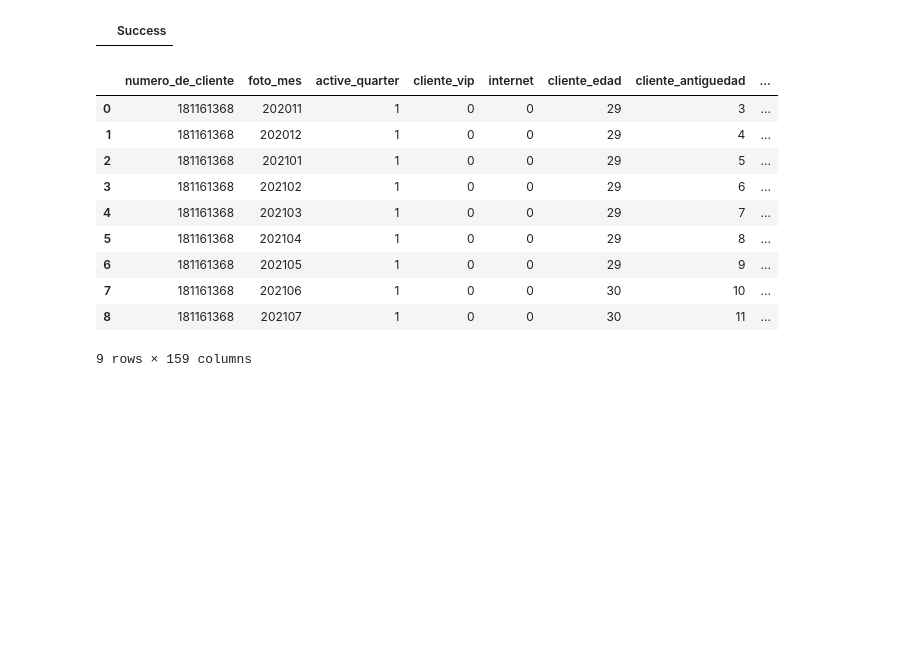
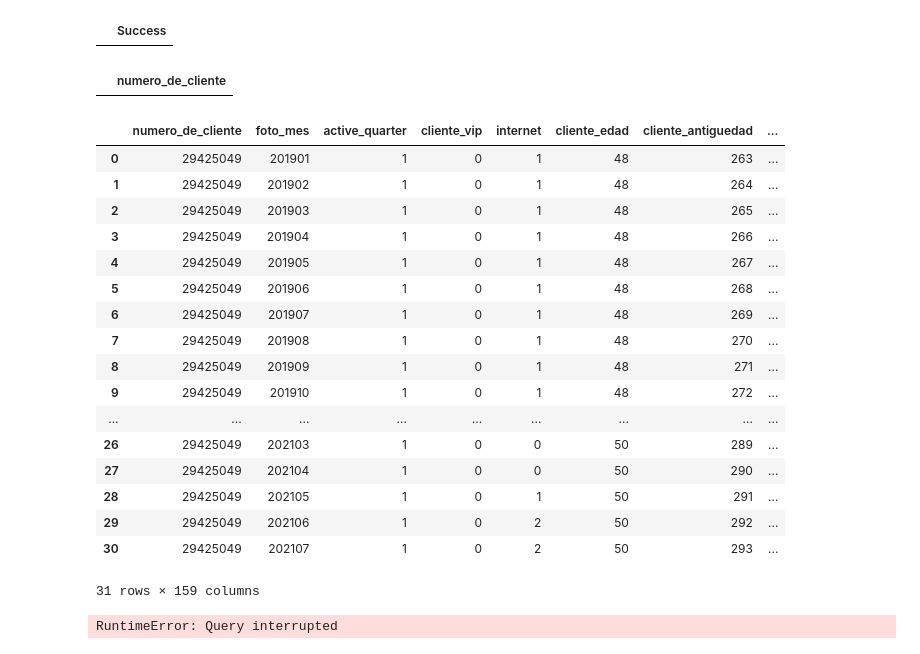
Before and after one commit to maiconfialho/dmeyf2023, a Jupyter notebook: kaggle2/target_sql.ipynb, the cells around one changed output. Cells and saved outputs as stored; diff of their text form; code cells hidden in the pictures; blank space fills up the shorter version.

```diff
--- a/kaggle2/target_sql.ipynb
+++ b/kaggle2/target_sql.ipynb
@@ -74,20 +74,58 @@ from competencia_01 c
         ) max_numero_de_cliente on max_numero_de_cliente.numero_de_cliente = c.numero_de_cliente
 # %% [output]
 |  | Success |
+# %%
+%%sql
+
+WITH MesesPossiveis AS (
+    SELECT DISTINCT numero_de_cliente, foto_mes
+    FROM competencia_02
+)
+
+SELECT DISTINCT numero_de_cliente
+FROM (
+    SELECT
+        numero_de_cliente,
+        foto_mes,
+        LAG(foto_mes, 1) OVER (PARTITION BY numero_de_cliente ORDER BY foto_mes) AS mes_anterior
+    FROM MesesPossiveis
+) subquery
+WHERE (
+    (CAST(foto_mes AS INT) - CAST(mes_anterior AS INT)) != 1
+    AND (
+        (CAST(foto_mes AS INT) = 1 AND CAST(mes_anterior AS INT) != 12)
+        OR (CAST(foto_mes AS INT) = 12 AND CAST(mes_anterior AS INT) != 11)
+    )
+)
+# %% [output]
+|  | numero_de_cliente |
 # %%
 %%sql
-select * from competencia_02
-where numero_de_cliente = 181161368
-order by foto_mes
+select *
+from competencia_02
+where numero_de_cliente = 29425049
+order by numero_de_cliente, foto_mes
 # %% [output]
 |  | numero_de_cliente | foto_mes | active_quarter | cliente_vip | internet | cliente_edad | cliente_antiguedad | ... |
-| 0 | 181161368 | 202011 | 1 | 0 | 0 | 29 | 3 | ... |
-| 1 | 181161368 | 202012 | 1 | 0 | 0 | 29 | 4 | ... |
-| 2 | 181161368 | 202101 | 1 | 0 | 0 | 29 | 5 | ... |
-| 3 | 181161368 | 202102 | 1 | 0 | 0 | 29 | 6 | ... |
-| 4 | 181161368 | 202103 | 1 | 0 | 0 | 29 | 7 | ... |
-| 5 | 181161368 | 202104 | 1 | 0 | 0 | 29 | 8 | ... |
-| 6 | 181161368 | 202105 | 1 | 0 | 0 | 29 | 9 | ... |
-| 7 | 181161368 | 202106 | 1 | 0 | 0 | 30 | 10 | ... |
-| 8 | 181161368 | 202107 | 1 | 0 | 0 | 30 | 11 | ... |
+| 0 | 29425049 | 201901 | 1 | 0 | 1 | 48 | 263 | ... |
+| 1 | 29425049 | 201902 | 1 | 0 | 1 | 48 | 264 | ... |
+| 2 | 29425049 | 201903 | 1 | 0 | 1 | 48 | 265 | ... |
+| 3 | 29425049 | 201904 | 1 | 0 | 1 | 48 | 266 | ... |
+| 4 | 29425049 | 201905 | 1 | 0 | 1 | 48 | 267 | ... |
+| 5 | 29425049 | 201906 | 1 | 0 | 1 | 48 | 268 | ... |
+| 6 | 29425049 | 201907 | 1 | 0 | 1 | 48 | 269 | ... |
+| 7 | 29425049 | 201908 | 1 | 0 | 1 | 48 | 270 | ... |
+| 8 | 29425049 | 201909 | 1 | 0 | 1 | 48 | 271 | ... |
+| 9 | 29425049 | 201910 | 1 | 0 | 1 | 48 | 272 | ... |
+| ... | ... | ... | ... | ... | ... | ... | ... | ... |
+| 26 | 29425049 | 202103 | 1 | 0 | 0 | 50 | 289 | ... |
+| 27 | 29425049 | 202104 | 1 | 0 | 0 | 50 | 290 | ... |
+| 28 | 29425049 | 202105 | 1 | 0 | 1 | 50 | 291 | ... |
+| 29 | 29425049 | 202106 | 1 | 0 | 2 | 50 | 292 | ... |
+| 30 | 29425049 | 202107 | 1 | 0 | 2 | 50 | 293 | ... |
-9 rows × 159 columns
+31 rows × 159 columns
+# %%
+%%sql
+COPY competencia_02 TO '../datasets/competencia_02.csv' (FORMAT CSV, HEADER)
+# %% [output]
+RuntimeError: Query interrupted
```
Also changed, not shown: parts of 3 cells of this notebook.
